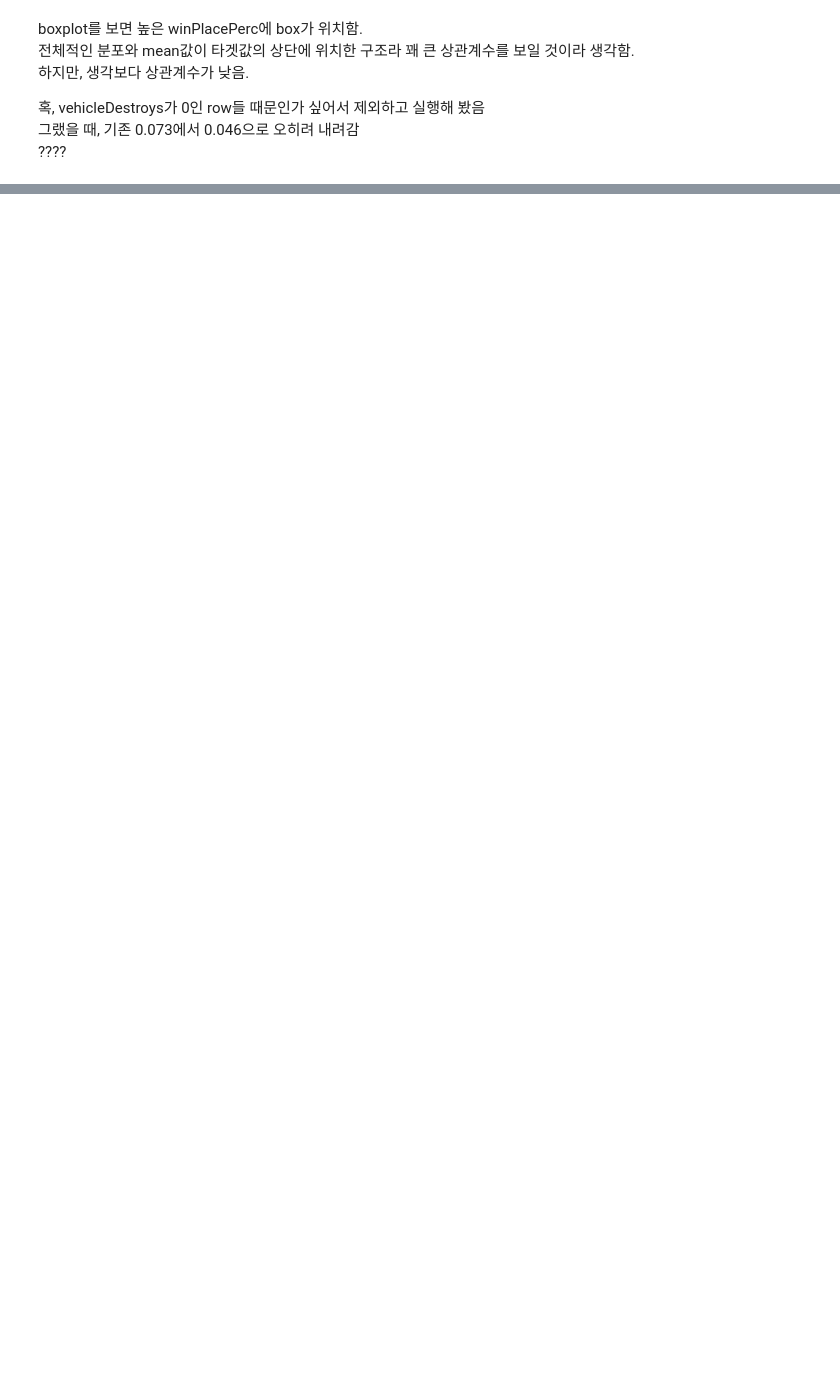
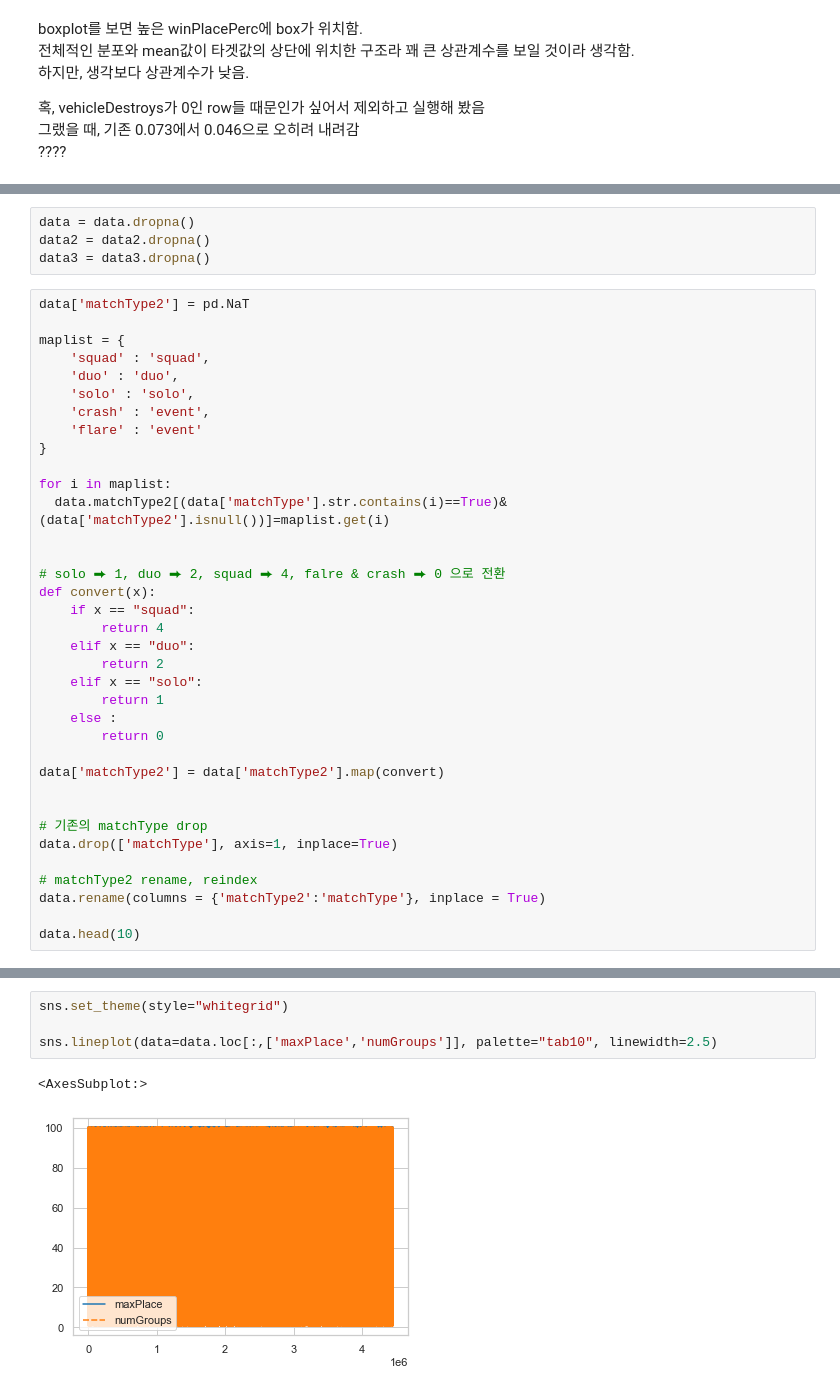
Before and after one commit to HalfMoon1008/PUBG_ML_Project, a Jupyter notebook: modelingPUBG.ipynb, the cells around one changed output, grey strips where cells are left out. Saved outputs shown, nothing was run; the diff lists cells and outputs as text; blank space fills up the shorter version.

Commit message:
Tracking maxPlace and numGroups, run LGBM Modeling

```diff
--- a/modelingPUBG.ipynb
+++ b/modelingPUBG.ipynb
@@ -930,0 +706,40 @@ boxplot를 보면 높은 winPlacePerc에 box가 위치함.
+# %%
+data = data.dropna()
+data2 = data2.dropna()
+data3 = data3.dropna()
+# %%
+data['matchType2'] = pd.NaT
+
+maplist = {
+    'squad' : 'squad',
+    'duo' : 'duo',
+    'solo' : 'solo',
+    'crash' : 'event',
+    'flare' : 'event'
+}
+
+for i in maplist:
+  data.matchType2[(data['matchType'].str.contains(i)==True)&(data['matchType2'].isnull())]=maplist.get(i)
+
+
+# solo ⮕ 1, duo ⮕ 2, squad ⮕ 4, falre & crash ⮕ 0 으로 전환
+def convert(x):
+    if x == "squad":
+        return 4
+    elif x == "duo":
+        return 2
+    elif x == "solo":
+        return 1
+    else :
+        return 0
+
+data['matchType2'] = data['matchType2'].map(convert)
+
+
+# 기존의 matchType drop
+data.drop(['matchType'], axis=1, inplace=True)
+
+# matchType2 rename, reindex
+data.rename(columns = {'matchType2':'matchType'}, inplace = True)
+
+data.head(10)
@@ -930,0 +906,7 @@ boxplot를 보면 높은 winPlacePerc에 box가 위치함.
+# %%
+sns.set_theme(style="whitegrid")
+
+sns.lineplot(data=data.loc[:,['maxPlace','numGroups']], palette="tab10", linewidth=2.5)
+# %% [output]
+<AxesSubplot:>
+[figure, added]
```
Also changed, not shown: parts of 107 cells of this notebook.
